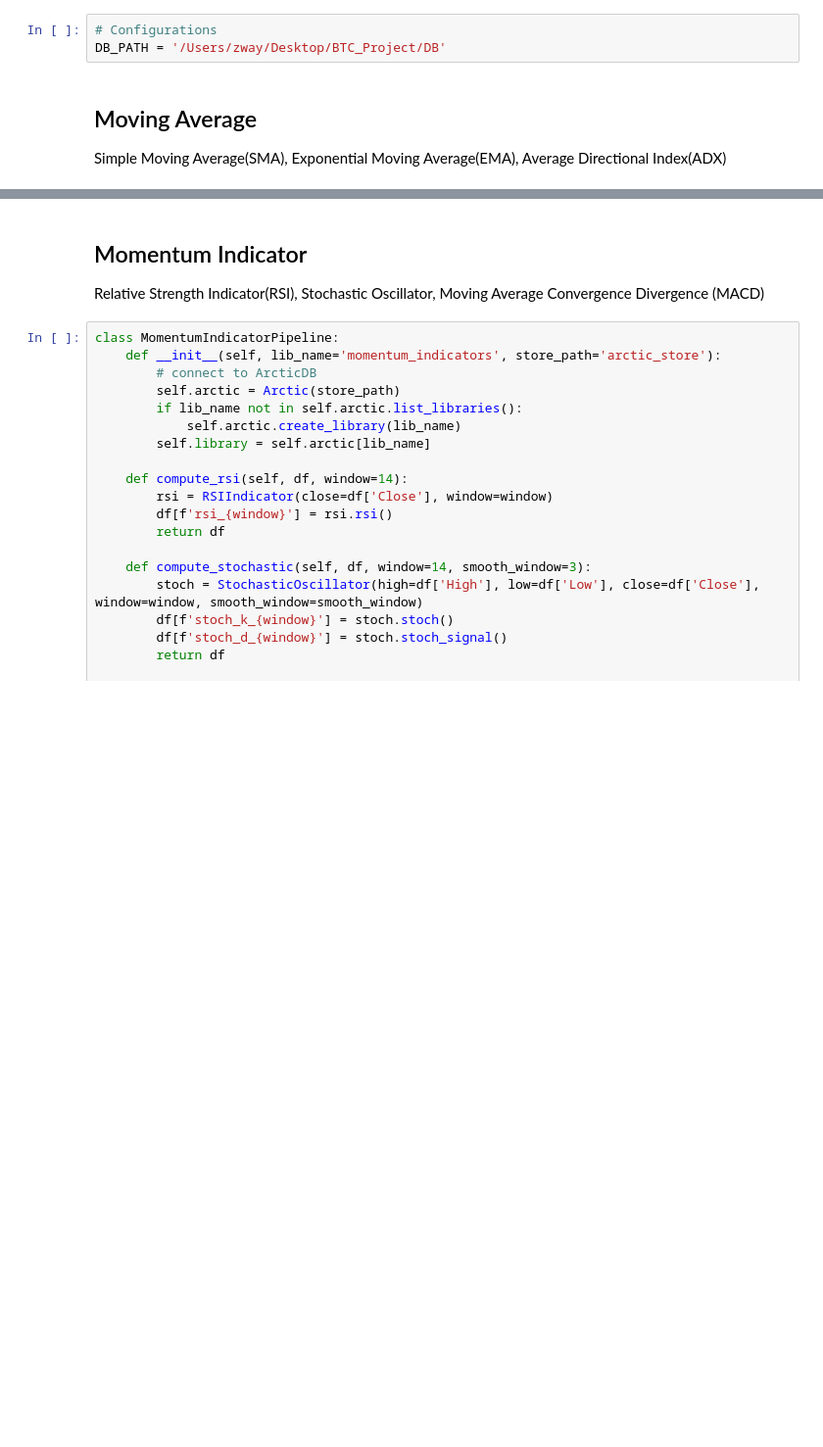
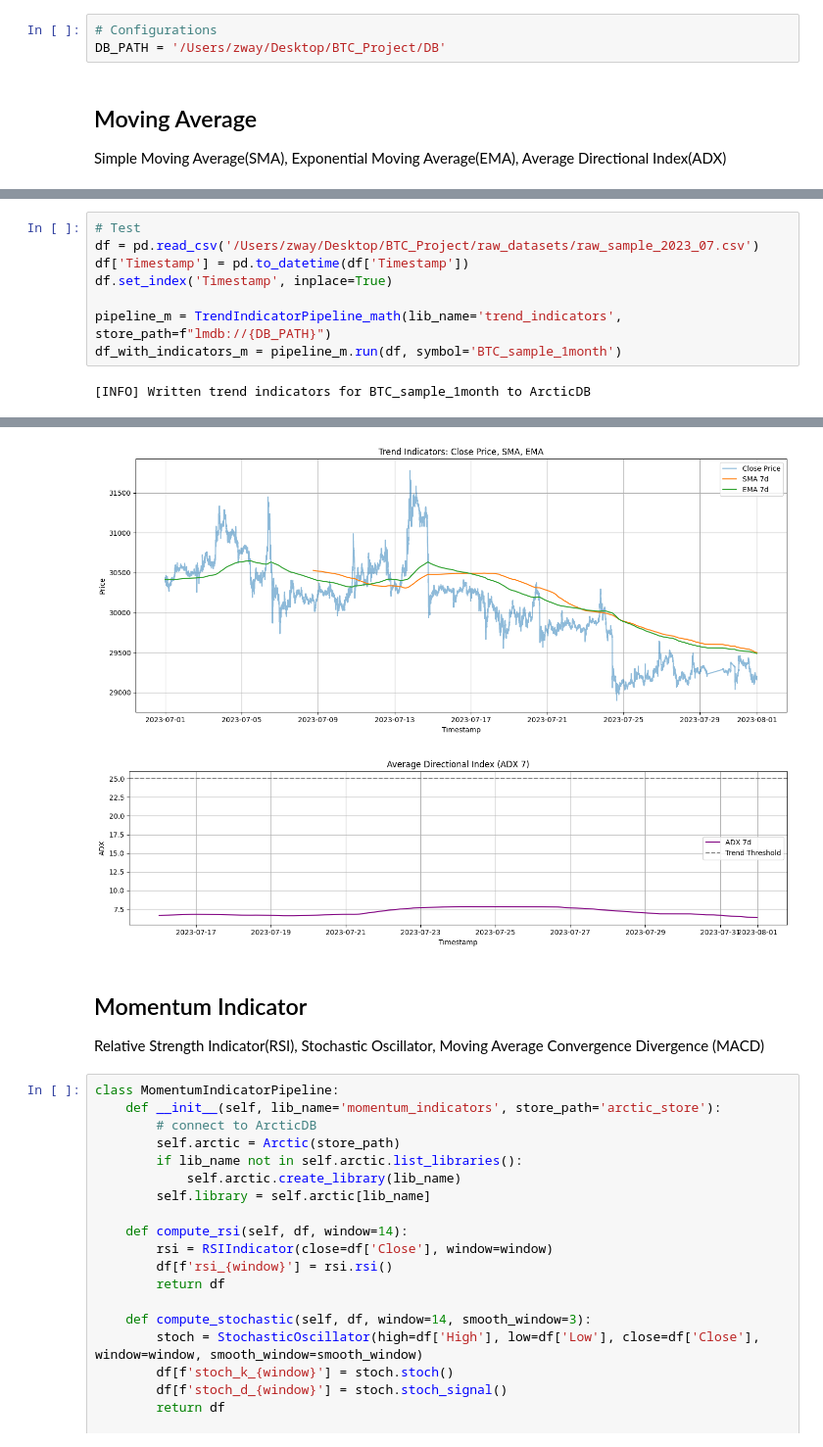
Before and after one commit to VegarGG/Crypto_Research, a Jupyter notebook: features/trend_indicator.ipynb, the cells around one changed output, grey strips where cells are left out. Shown at 98% size. Drawn from its saved outputs; the diff is of its cells as text; blank space fills up the shorter version.

```diff
--- a/features/trend_indicator.ipynb
+++ b/features/trend_indicator.ipynb
@@ -86,0 +214,10 @@ class TrendIndicatorPipeline:
+# %%
+# Test
+df = pd.read_csv('/Users/zway/Desktop/BTC_Project/raw_datasets/raw_sample_2023_07.csv')
+df['Timestamp'] = pd.to_datetime(df['Timestamp'])
+df.set_index('Timestamp', inplace=True)
+
+pipeline_m = TrendIndicatorPipeline_math(lib_name='trend_indicators', store_path=f"lmdb://{DB_PATH}")
+df_with_indicators_m = pipeline_m.run(df, symbol='BTC_sample_1month')
+# %% [output]
+[INFO] Written trend indicators for BTC_sample_1month to ArcticDB
@@ -87,3 +225,5 @@ class TrendIndicatorPipeline:
+[figure, added]
+[figure, added]
 # %% [markdown]
 ## Momentum Indicator
 Relative Strength Indicator(RSI), Stochastic Oscillator, Moving Average Convergence Divergence (MACD)
```
Also changed, not shown: parts of 8 cells of this notebook.
